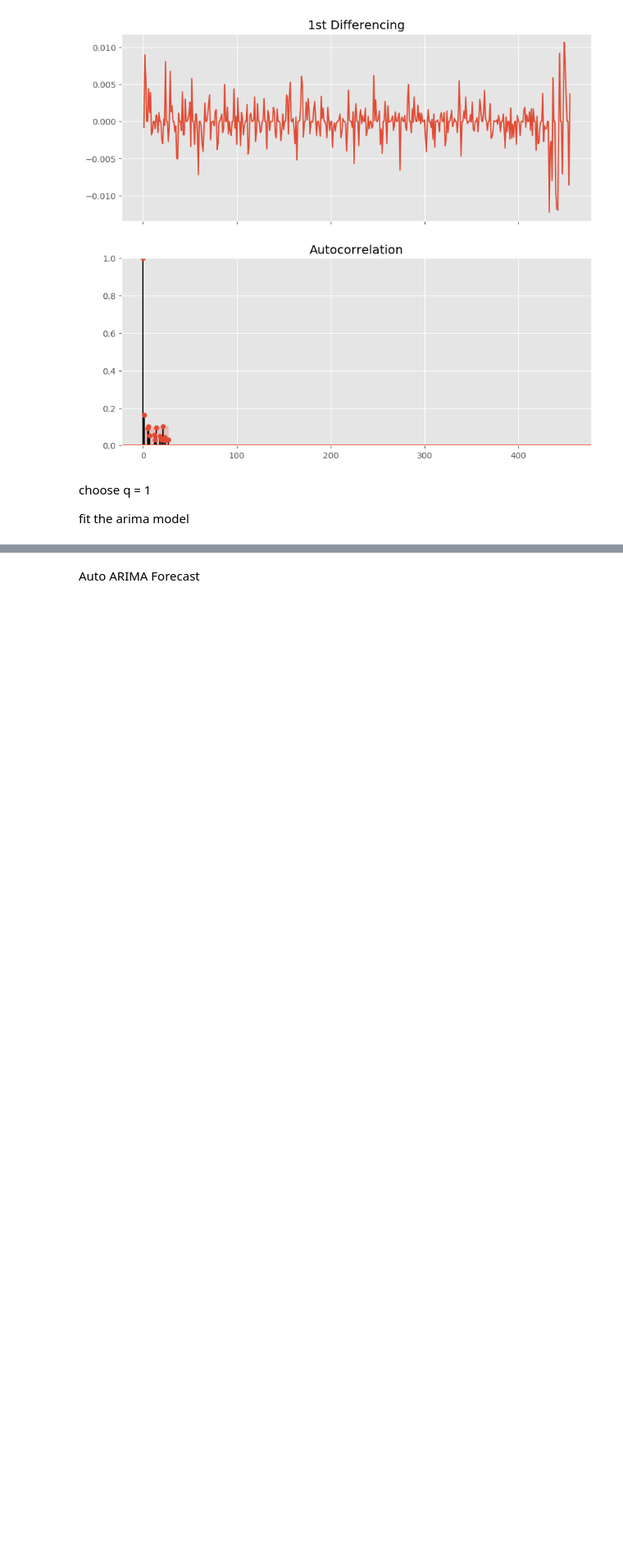
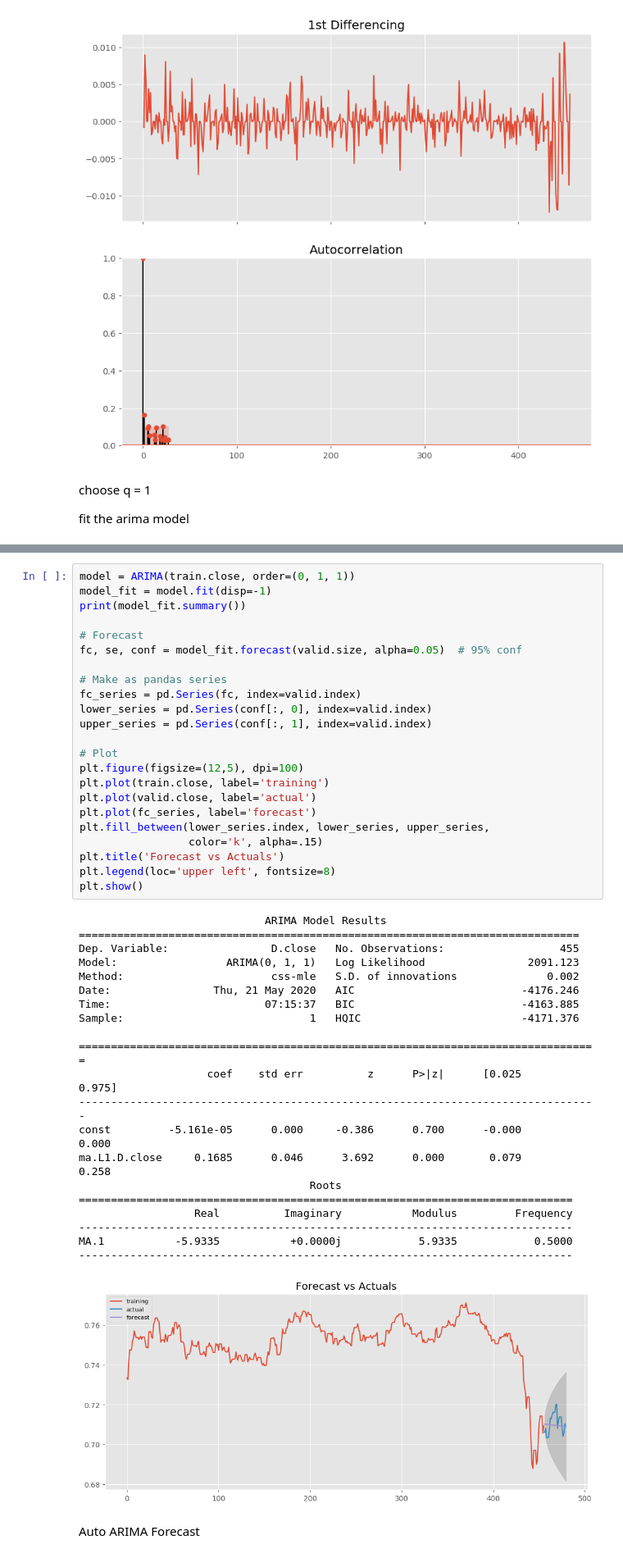
Before and after one commit to flizhou/CAD_USD_exchange_rate_predictor, a Jupyter notebook: scripts/eda.ipynb, the cells around one changed output, grey strips where cells are left out. Shown at 82% size. Drawn from its saved outputs; the diff is of its cells as text; blank space fills up the shorter version.

```diff
--- a/scripts/eda.ipynb
+++ b/scripts/eda.ipynb
@@ -277,3 +355,48 @@ MA.1            1.0000           +0.0000j            1.0000            0.0000
+# %%
+model = ARIMA(train.close, order=(0, 1, 1))
+model_fit = model.fit(disp=-1)
+print(model_fit.summary())
+
+# Forecast
+fc, se, conf = model_fit.forecast(valid.size, alpha=0.05)  # 95% conf
+
+# Make as pandas series
+fc_series = pd.Series(fc, index=valid.index)
+lower_series = pd.Series(conf[:, 0], index=valid.index)
+upper_series = pd.Series(conf[:, 1], index=valid.index)
+
+# Plot
+plt.figure(figsize=(12,5), dpi=100)
+plt.plot(train.close, label='training')
+plt.plot(valid.close, label='actual')
+plt.plot(fc_series, label='forecast')
+plt.fill_between(lower_series.index, lower_series, upper_series,
+                 color='k', alpha=.15)
+plt.title('Forecast vs Actuals')
+plt.legend(loc='upper left', fontsize=8)
+plt.show()
+# %% [output]
+                             ARIMA Model Results
+==============================================================================
+Dep. Variable:                D.close   No. Observations:                  455
+Model:                 ARIMA(0, 1, 1)   Log Likelihood                2091.123
+Method:                       css-mle   S.D. of innovations              0.002
+Date:                Thu, 21 May 2020   AIC                          -4176.246
+Time:                        07:15:37   BIC                          -4163.885
+Sample:                             1   HQIC                         -4171.376
+
+=================================================================================
+                    coef    std err          z      P>|z|      [0.025      0.975]
+---------------------------------------------------------------------------------
+const         -5.161e-05      0.000     -0.386      0.700      -0.000       0.000
+ma.L1.D.close     0.1685      0.046      3.692      0.000       0.079       0.258
+                                    Roots
+=============================================================================
+                  Real          Imaginary           Modulus         Frequency
+-----------------------------------------------------------------------------
+MA.1           -5.9335           +0.0000j            5.9335            0.5000
+-----------------------------------------------------------------------------
+[figure, added]
 # %% [markdown]
 Auto ARIMA Forecast
 # %%
```
Also changed, not shown: parts of 9 cells of this notebook.
